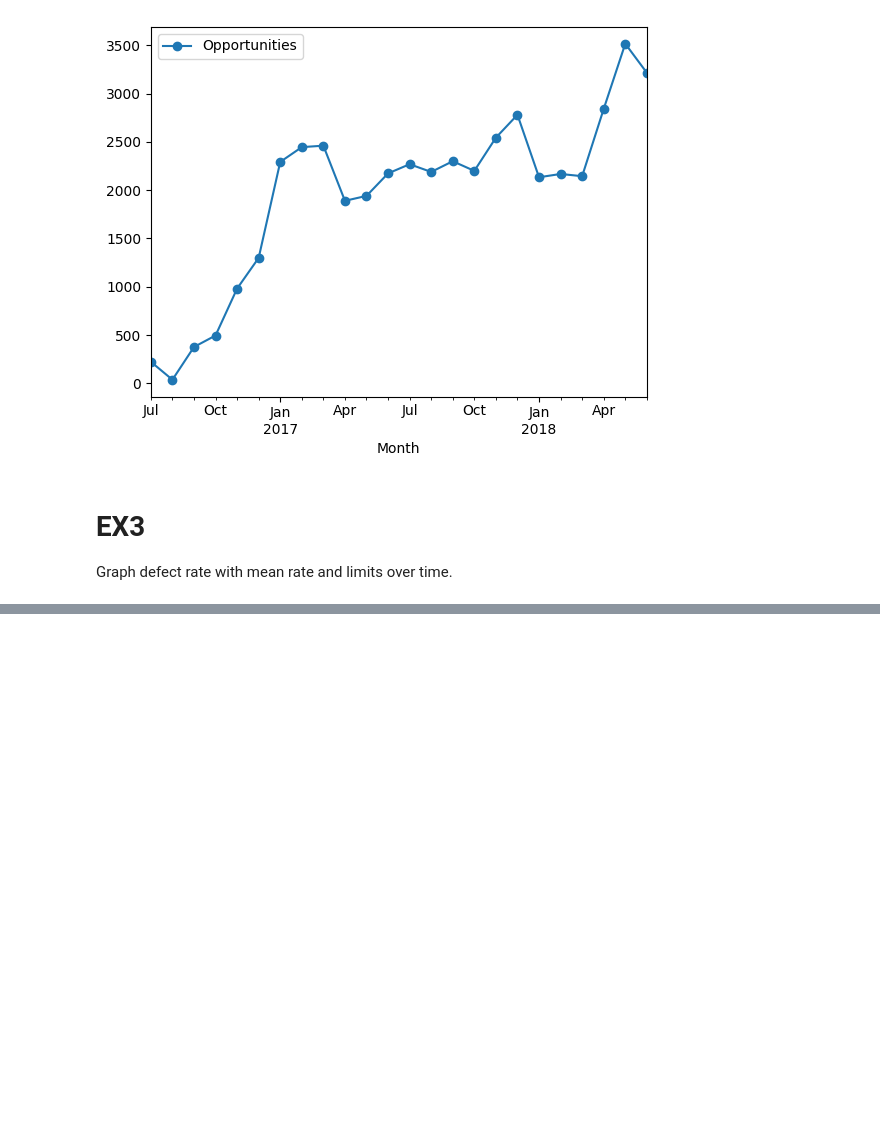
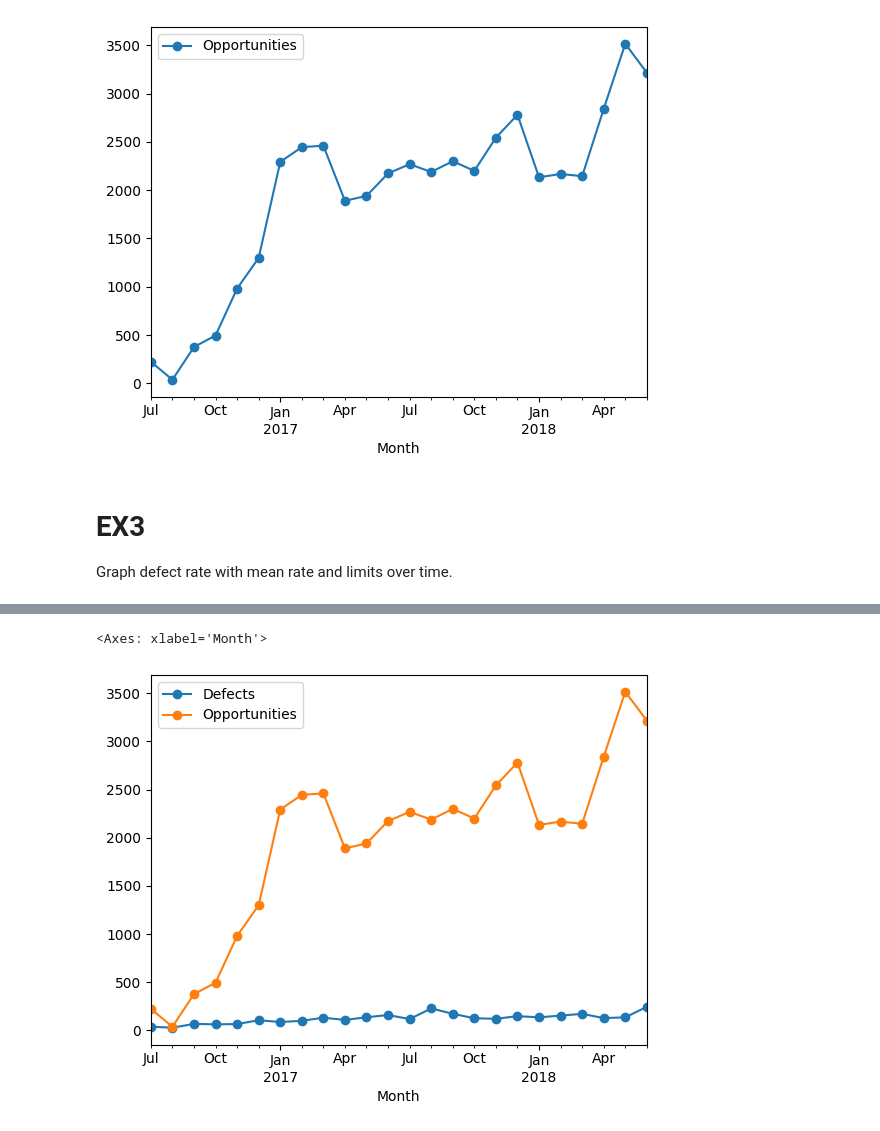
Before and after one commit to Zenog400/ds-m1-0424-code-solutions, a Jupyter notebook: visualization-project-laptop-defects/Laptop Defects.ipynb, the cells around one changed output, grey strips where cells are left out. Cells and saved outputs as stored; diff of their text form; code cells hidden in the pictures; blank space fills up the shorter version.

```diff
--- a/visualization-project-laptop-defects/Laptop Defects.ipynb
+++ b/visualization-project-laptop-defects/Laptop Defects.ipynb
@@ -67,0 +73,5 @@ dtype: float64
+# %%
+data.plot("Month", ["Defects", "Opportunities"], marker='o')
+# %% [output]
+<Axes: xlabel='Month'>
+[figure, added]
```
Also changed, not shown: parts of 4 cells of this notebook.
